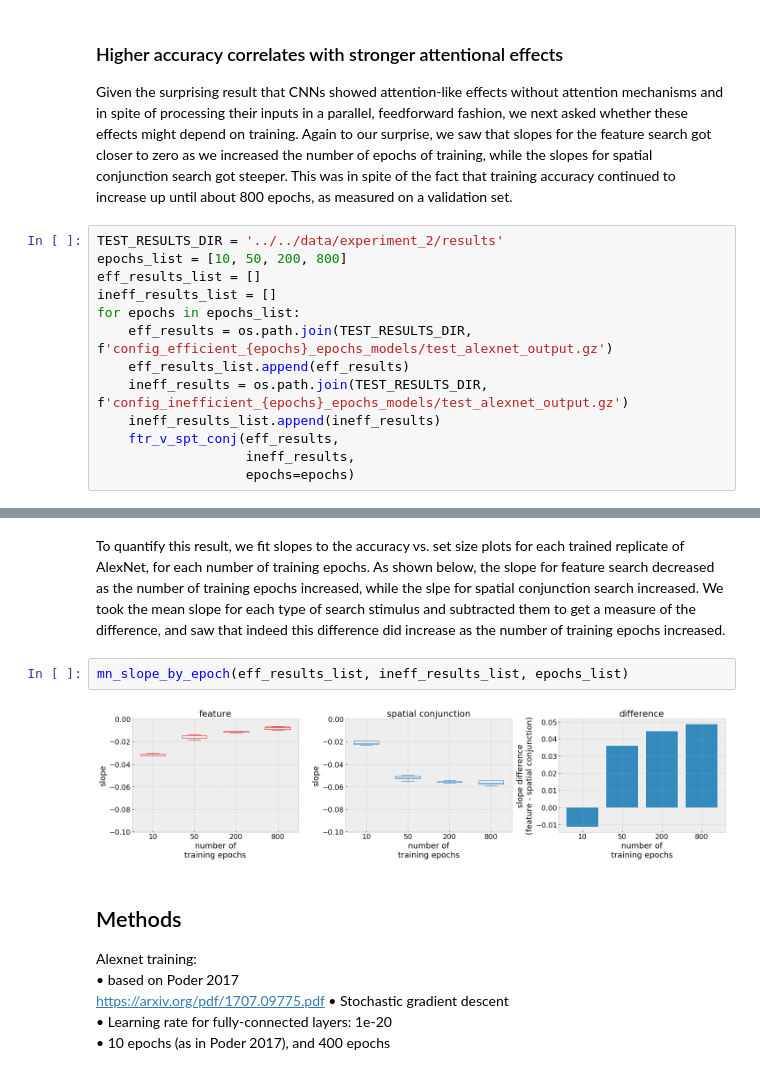
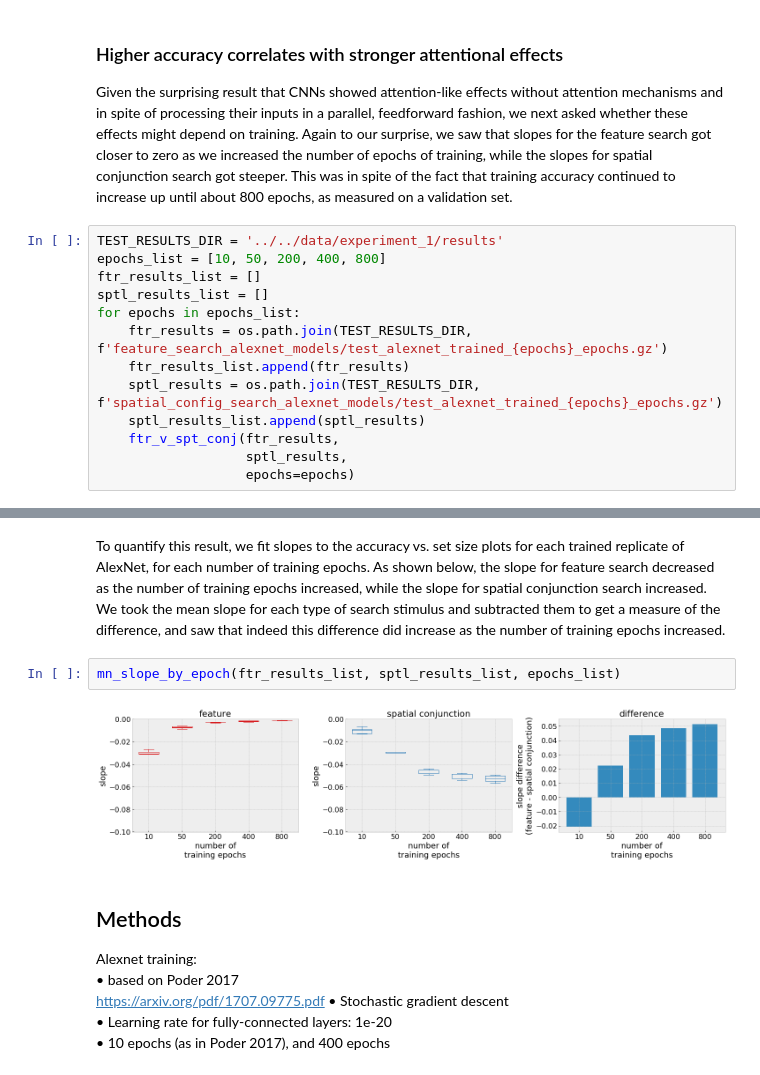
Before and after one commit to NickleDave/visual-search-nets, a Jupyter notebook: docs/notebooks/results.ipynb, the cells around one changed output, grey strips where cells are left out. Cells and saved outputs as stored; diff of their text form.

Commit message:
update results.ipynb + .Rmd

```diff
--- a/docs/notebooks/results.ipynb
+++ b/docs/notebooks/results.ipynb
@@ -56,16 +56,16 @@ ftr_v_spt_conj(eff_400_results,
 ### Higher accuracy correlates with stronger attentional effects
 Given the surprising result that CNNs showed attention-like effects without attention mechanisms and in spite of processing their inputs in a parallel, feedforward fashion, we next asked whether these effects might depend on training. Again to our surprise, we saw that slopes for the feature search got closer to zero as we increased the number of epochs of training, while the slopes for spatial conjunction search got steeper. This was in spite of the fact that training accuracy continued to increase up until about 800 epochs, as measured on a validation set.
 # %%
-TEST_RESULTS_DIR = '../../data/experiment_2/results'
-epochs_list = [10, 50, 200, 800]
-eff_results_list = []
-ineff_results_list = []
+TEST_RESULTS_DIR = '../../data/experiment_1/results'
+epochs_list = [10, 50, 200, 400, 800]
+ftr_results_list = []
+sptl_results_list = []
 for epochs in epochs_list:
-    eff_results = os.path.join(TEST_RESULTS_DIR, f'config_efficient_{epochs}_epochs_models/test_alexnet_output.gz')
-    eff_results_list.append(eff_results)
-    ineff_results = os.path.join(TEST_RESULTS_DIR, f'config_inefficient_{epochs}_epochs_models/test_alexnet_output.gz')
-    ineff_results_list.append(ineff_results)
-    ftr_v_spt_conj(eff_results,
-                   ineff_results,
+    ftr_results = os.path.join(TEST_RESULTS_DIR, f'feature_search_alexnet_models/test_alexnet_trained_{epochs}_epochs.gz')
+    ftr_results_list.append(ftr_results)
+    sptl_results = os.path.join(TEST_RESULTS_DIR, f'spatial_config_search_alexnet_models/test_alexnet_trained_{epochs}_epochs.gz')
+    sptl_results_list.append(sptl_results)
+    ftr_v_spt_conj(ftr_results,
+                   sptl_results,
                    epochs=epochs)
 # %% [output]
@@ -76,9 +77,9 @@ for epochs in epochs_list:
 # %% [markdown]
-To quantify this result, we fit slopes to the accuracy vs. set size plots for each trained replicate of AlexNet, for each number of training epochs. As shown below, the slope for feature search decreased as the number of training epochs increased, while the slpe for spatial conjunction search increased. We took the mean slope for each type of search stimulus and subtracted them to get a measure of the difference, and saw that indeed this difference did increase as the number of training epochs increased.
+To quantify this result, we fit slopes to the accuracy vs. set size plots for each trained replicate of AlexNet, for each number of training epochs. As shown below, the slope for feature search decreased as the number of training epochs increased, while the slope for spatial conjunction search increased. We took the mean slope for each type of search stimulus and subtracted them to get a measure of the difference, and saw that indeed this difference did increase as the number of training epochs increased.
 # %%
-mn_slope_by_epoch(eff_results_list, ineff_results_list, epochs_list)
+mn_slope_by_epoch(ftr_results_list, sptl_results_list, epochs_list)
 # %% [output]
-[figure, old version]
+[figure, new version]
 # %% [markdown]
 ## Methods
 Alexnet training:
```
Also changed, not shown: parts of 2 cells of this notebook, 1 other file.
